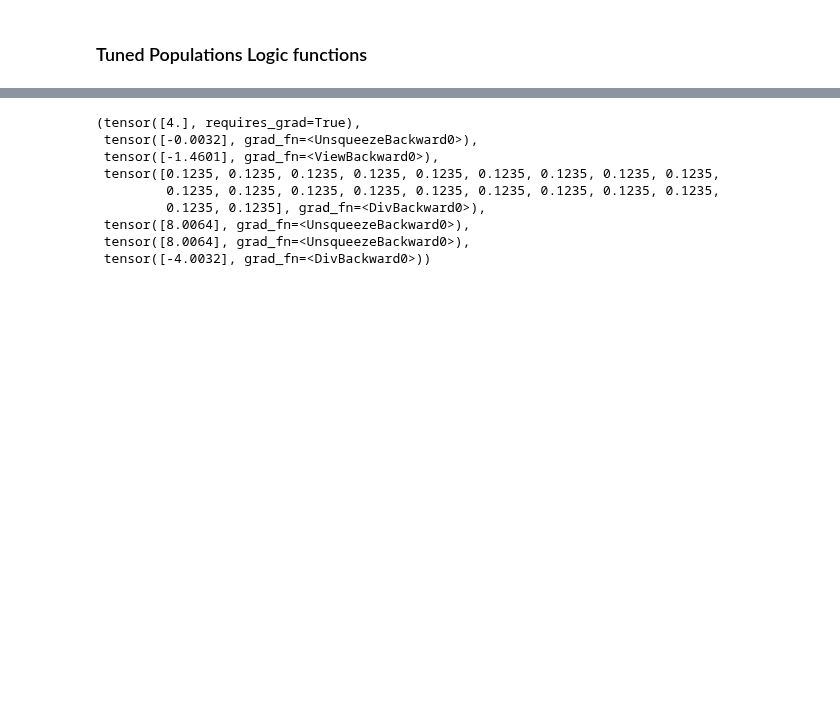
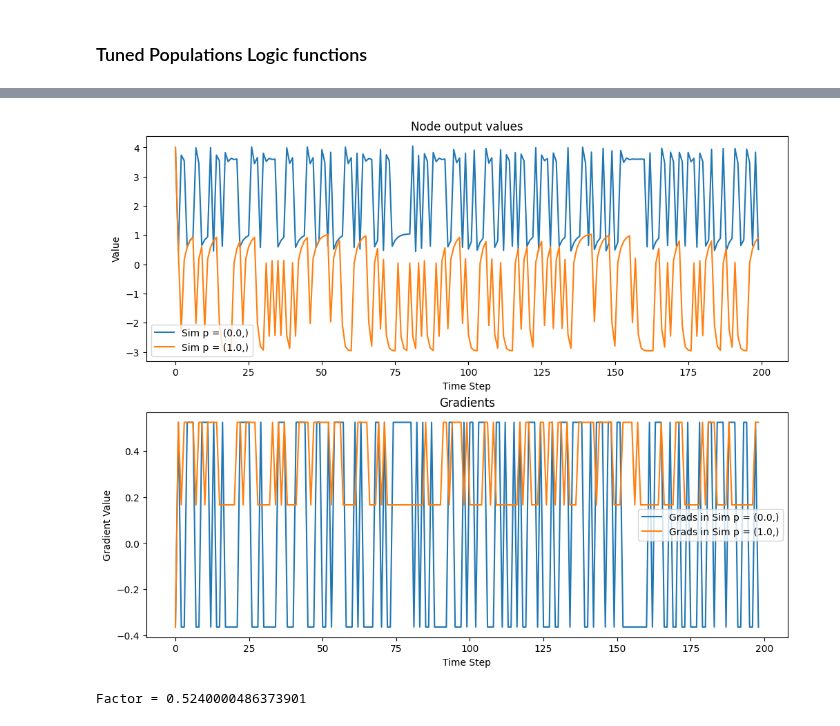
Before and after one commit to humancompatible/interconnect, a Jupyter notebook: examples/basic_simulation_ReLU.ipynb, the cells around one changed output, grey strips where cells are left out. Saved outputs shown, nothing was run; the diff lists cells and outputs as text; code cells hidden in the pictures; blank space fills up the shorter version.

Commit message:
Update ReLU example.

```diff
--- a/examples/basic_simulation_ReLU.ipynb
+++ b/examples/basic_simulation_ReLU.ipynb
@@ -159,3 +127,43 @@ sim.system.set_checkpoint_node(agg1)
+# %%
+from humancompatible.interconnect.simulators.simulation import Simulation
+class Sim(Simulation):
+    def __init__(self, reference_signal=8.0):
+        super().__init__()
+
+        refsig = ReferenceSignal(name="r")
+        refsig.set_reference_signal(reference_signal)
+        agg1 = Aggregator(name="A1", logic=AggregatorLogic1()) # Error detector
+        agg2 = Aggregator(name="A2", logic=AggregatorLogic2()) # Sums population outputs
+        cont = Controller(name="C", logic=ReLUControllerLogic())
+        pop1 = Population(name="P1", logic=AgentLogic(), number_of_agents=20)
+        pop2 = Population(name="P2", logic=AgentLogic(), number_of_agents=20)
+        delay = Delay(name="Z", time=1)
+        fil = Filterer(name="F", logic=FiltererLogic())
+        self.system.add_nodes([refsig, agg1, agg2, cont, pop1, pop2, delay, fil])
+        self.system.connect_nodes(refsig, agg1)
+        self.system.connect_nodes(agg1, cont)
+        self.system.connect_nodes(cont, pop1)
+        self.system.connect_nodes(cont, pop2)
+        self.system.connect_nodes(pop1, agg2)
+        self.system.connect_nodes(pop2, agg2)
+        self.system.connect_nodes(agg2, delay)
+        self.system.connect_nodes(delay, fil)
+        self.system.connect_nodes(fil, agg1)
+
+        self.system.set_start_node(refsig)
+        self.system.set_checkpoint_node(agg1)
+
+        # Set learning node
+        # model = cont.logic
+        # self.system.set_learning_model(model)
+        # self.system.set_loss_function(nn.MSELoss())
+        # optimizer = torch.optim.AdamW(model.parameters(), lr=0.01)
+        # self.system.set_optimizer(optimizer)
+
+        # Load controller logic
+        cont.logic.load_state_dict(torch.load(ROOT_DIR + "/examples/weights_basic_RELU.pth"))
+
+sim = Sim(reference_signal=4.0)
 # %% [markdown]
 ### Rendering the system graph
 
@@ -229,12 +214,10 @@ sim.plot.runtimes()
 # %%
-refsig.outputValue, agg1.outputValue, cont.outputValue, pop1.outputValue, agg2.outputValue, delay.outputValue, fil.outputValue,
+# refsig.outputValue, agg1.outputValue, cont.outputValue, pop1.outputValue, agg2.outputValue, delay.outputValue, fil.outputValue,
-# %% [output]
-(tensor([4.], requires_grad=True),
- tensor([-0.0032], grad_fn=<UnsqueezeBackward0>),
- tensor([-1.4601], grad_fn=<ViewBackward0>),
- tensor([0.1235, 0.1235, 0.1235, 0.1235, 0.1235, 0.1235, 0.1235, 0.1235, 0.1235,
-         0.1235, 0.1235, 0.1235, 0.1235, 0.1235, 0.1235, 0.1235, 0.1235, 0.1235,
-         0.1235, 0.1235], grad_fn=<DivBackward0>),
- tensor([8.0064], grad_fn=<UnsqueezeBackward0>),
- tensor([8.0064], grad_fn=<UnsqueezeBackward0>),
- tensor([-4.0032], grad_fn=<DivBackward0>))
+# %%
+from tests.contractionTests.contraction_test import contraction
+import numpy as np
+r = contraction(reference_signal=4.0, agent_probs=np.array([[0.0, 1.0]]), it=200, make_plots=True, sim_class=Sim)
+print(f"Factor = {r}")
+# %% [output]
+[figure, added]
+Factor = 0.5240000486373901
```
Also changed, not shown: parts of 20 cells of this notebook, 1 other file.
